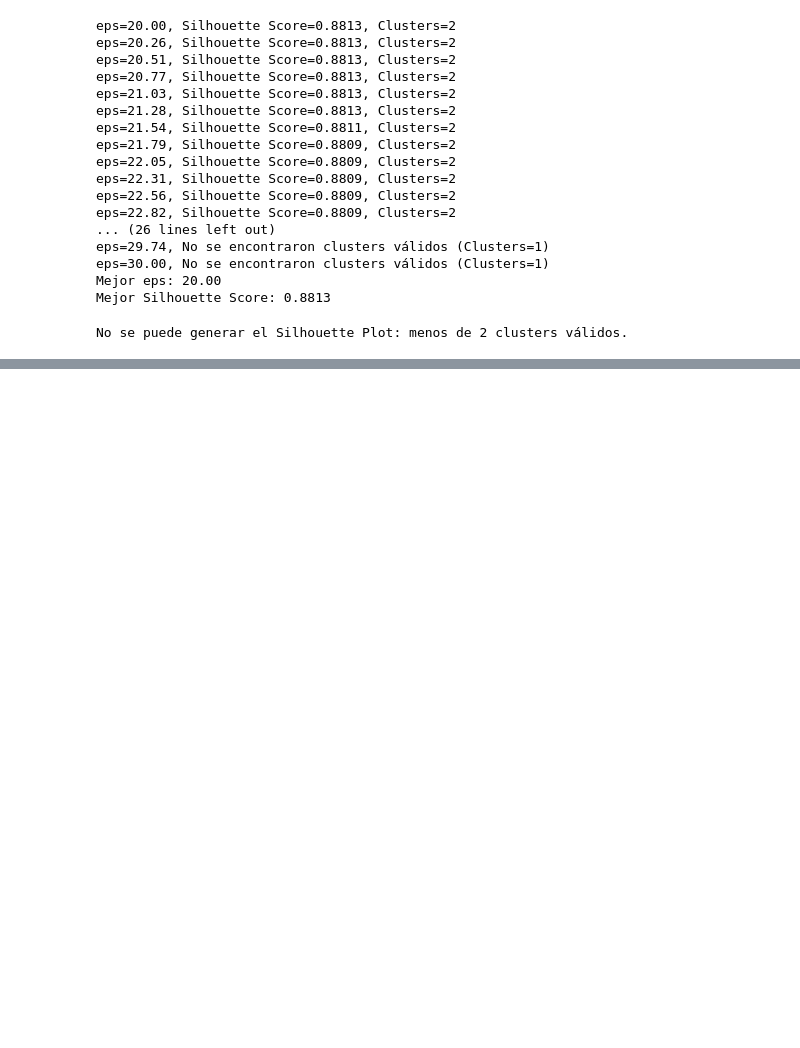
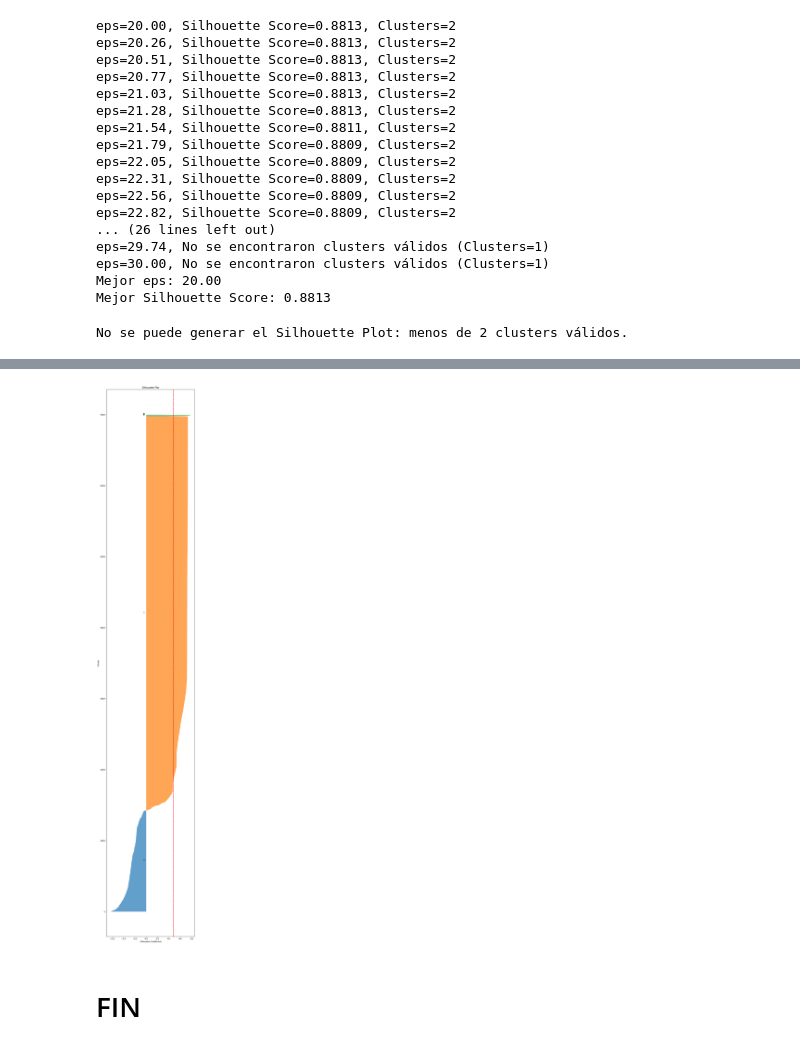
Before and after one commit to juanDango/ProyectoCienciaDatos, a Jupyter notebook: pipeline_data_preparation.ipynb, the cells around one changed output, grey strips where cells are left out. Cells and saved outputs as stored; diff of their text form; code cells hidden in the pictures; blank space fills up the shorter version.

```diff
--- a/pipeline_data_preparation.ipynb
+++ b/pipeline_data_preparation.ipynb
@@ -772,0 +817,35 @@ No se puede generar el Silhouette Plot: menos de 2 clusters válidos.
+# %%
+# Paso 3: Graficar el Silhouette Plot sobre el dataset de validación
+def plot_silhouette(data, labels):
+    silhouette_vals = silhouette_samples(data, labels)
+    n_clusters = len(set(labels))
+
+    plt.figure(figsize=(8, 50))
+    y_lower = 0
+
+    for i in range(n_clusters):
+        ith_cluster_silhouette_vals = silhouette_vals[labels == i]
+        ith_cluster_silhouette_vals.sort()
+        size_cluster_i = ith_cluster_silhouette_vals.shape[0]
+        y_upper = y_lower + size_cluster_i
+
+        plt.fill_betweenx(
+            np.arange(y_lower, y_upper),
+            0, ith_cluster_silhouette_vals,
+            alpha=0.7
+        )
+
+        plt.text(-0.05, y_lower + 0.5 * size_cluster_i, str(i))
+        y_lower = y_upper
+
+    plt.axvline(x=np.mean(silhouette_vals), color="red", linestyle="--")
+    plt.title("Silhouette Plot")
+    plt.xlabel("Silhouette Coefficient")
+    plt.ylabel("Cluster")
+    plt.show()
+
+plot_silhouette(train_data, labels)
+# %% [output]
+[figure, added]
+# %% [markdown]
+# FIN
```
Also changed, not shown: parts of 6 cells of this notebook.
